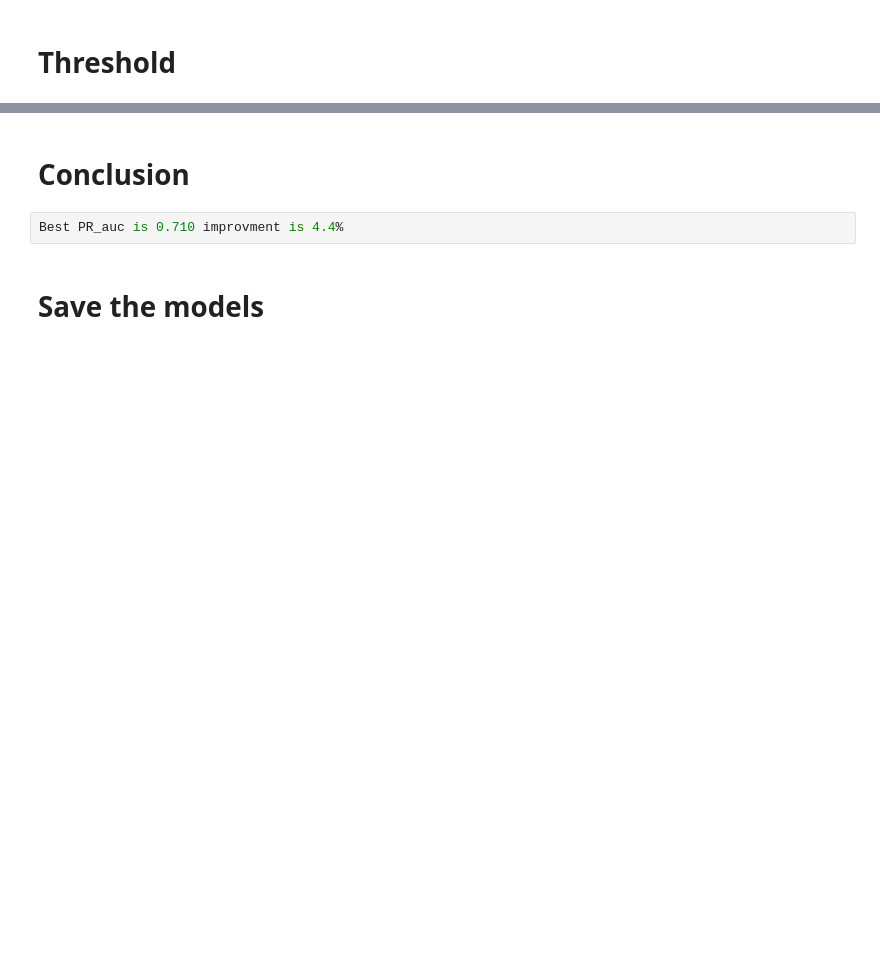
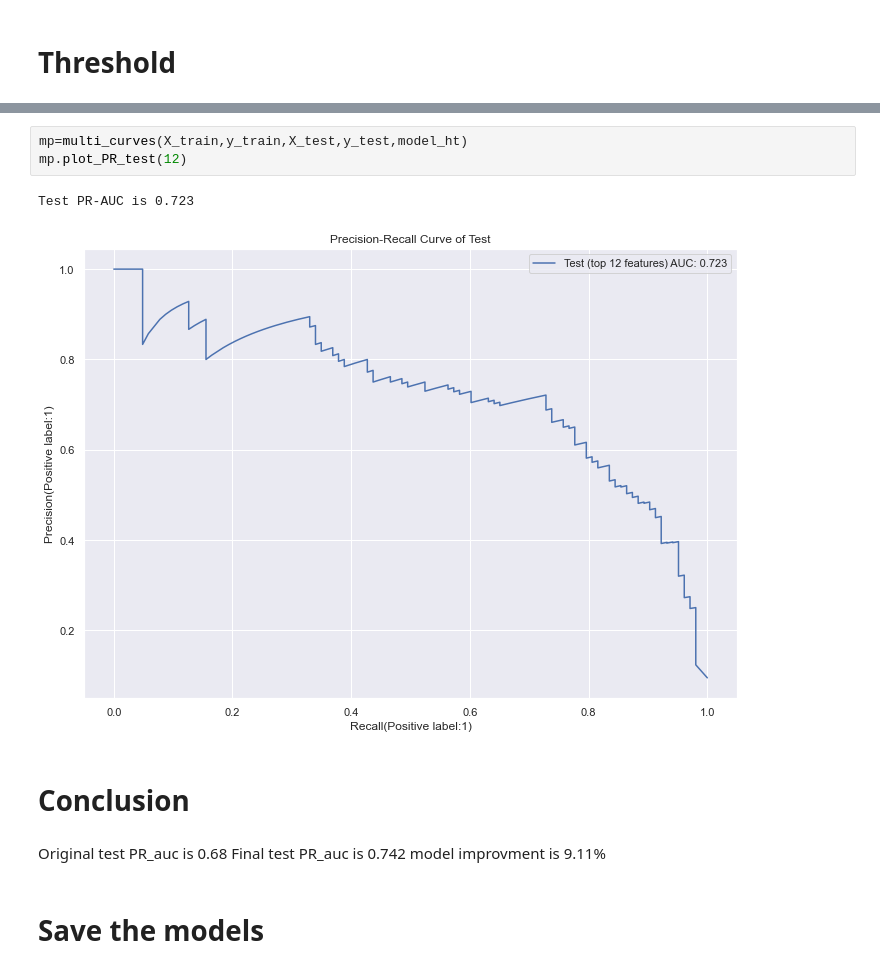
Before and after one commit to wx0373/Medical-fraud, a Jupyter notebook: Final/RandomForestClassifier_noTe.ipynb, the cells around one changed output, grey strips where cells are left out. Drawn from its saved outputs; the diff is of its cells as text; blank space fills up the shorter version.

```diff
--- a/Final/RandomForestClassifier_noTe.ipynb
+++ b/Final/RandomForestClassifier_noTe.ipynb
@@ -482,7 +523,15 @@ Test PR-AUC is 0.710
+# %%
+mp=multi_curves(X_train,y_train,X_test,y_test,model_ht)
+mp.plot_PR_test(12)
+# %% [output]
+Test PR-AUC is 0.723
+[figure, added]
 # %% [markdown]
 # Conclusion
-# %%
-Best PR_auc is 0.710 improvment is 4.4%
+# %% [markdown]
+Original test PR_auc is 0.68
+Final test PR_auc is 0.742
+model improvment is 9.11%
 # %% [markdown]
 # Save the models
 # %%
```
Also changed, not shown: parts of 37 cells of this notebook.
